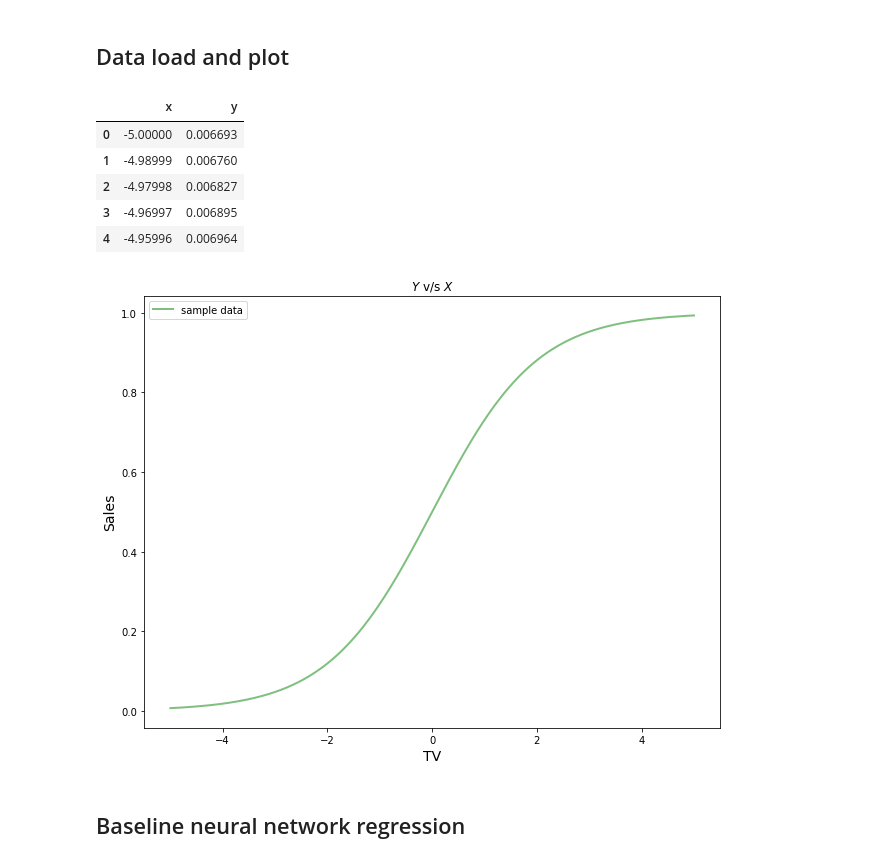
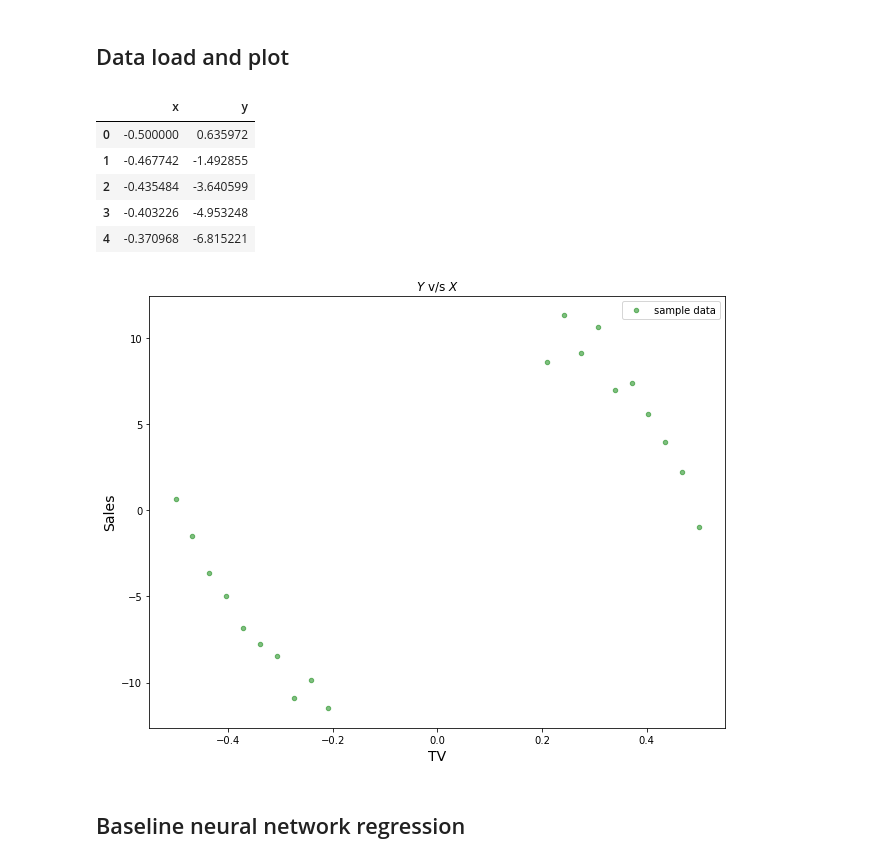
Before and after one commit to varshini-reddy/ski-trip, a Jupyter notebook: bnn_mcmc-early-stop.ipynb, the cells around one changed output. Drawn from its saved outputs; the diff is of its cells as text; code cells hidden in the pictures.

```diff
--- a/bnn_mcmc-early-stop.ipynb
+++ b/bnn_mcmc-early-stop.ipynb
@@ -13,28 +13,28 @@ from sklearn.linear_model import LinearRegression
 # %% [markdown]
 ## Data load and plot
 # %%
-df = pd.read_csv("backprop.csv")
+df = pd.read_csv("notnice.csv")
 df.head()
 # %% [output]
 |  | x | y |
-| 0 | -5.00000 | 0.006693 |
-| 1 | -4.98999 | 0.006760 |
-| 2 | -4.97998 | 0.006827 |
-| 3 | -4.96997 | 0.006895 |
-| 4 | -4.95996 | 0.006964 |
+| 0 | -0.500000 | 0.635972 |
+| 1 | -0.467742 | -1.492855 |
+| 2 | -0.435484 | -3.640599 |
+| 3 | -0.403226 | -4.953248 |
+| 4 | -0.370968 | -6.815221 |
 # %%
 X_data = df.iloc[:,0]
 y_data = df.iloc[:,1]
 plt.figure(figsize=(4,6))
-plt.plot(X_data, y_data,color='g' , lw=2,alpha = 0.5, label='sample data')
+plt.scatter(X_data, y_data,color='g' , s=20,alpha = 0.5, label='sample data')
 plt.title('$Y$ v/s $X$');
 plt.xlabel('TV',fontsize=14);
 plt.ylabel('Sales',fontsize=14)
 plt.subplots_adjust(left=0.0, bottom=0.0, right=2.0, top=1.0, wspace=0.2, hspace=0.2)
 plt.legend()
 plt.show()
 # %% [output]
-[figure, old version]
+[figure, new version]
 # %% [markdown]
 ## Baseline neural network regression
 # %%
```
Also changed, not shown: parts of 13 cells of this notebook, 51 other files.
